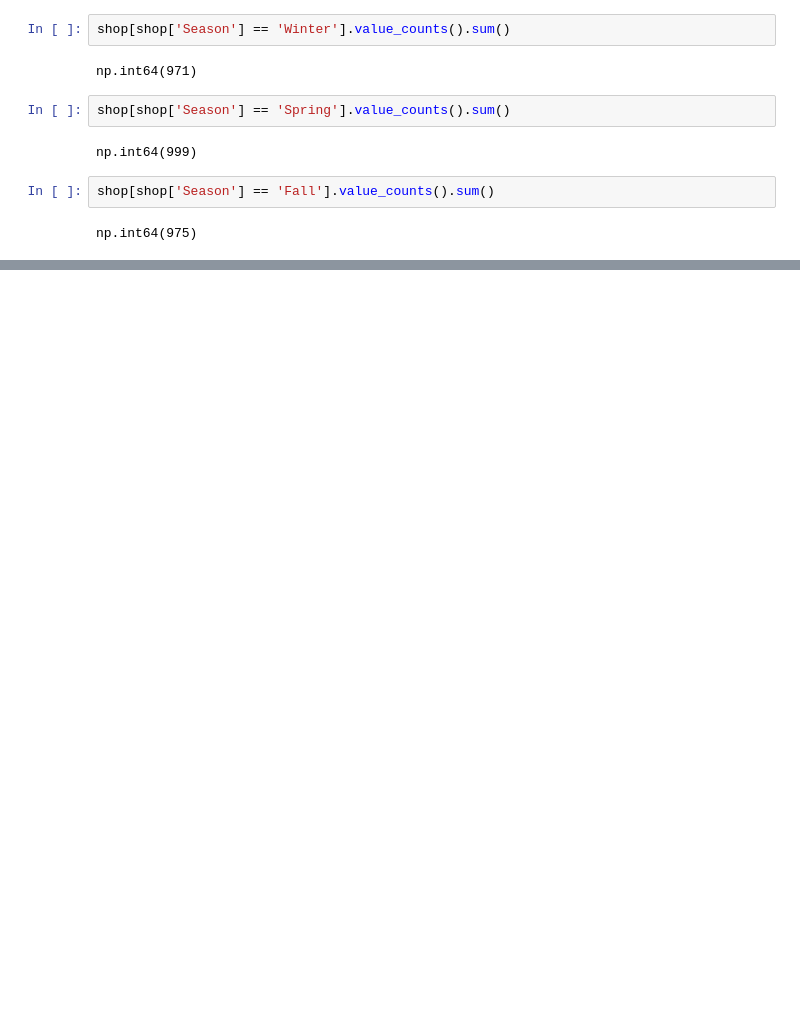
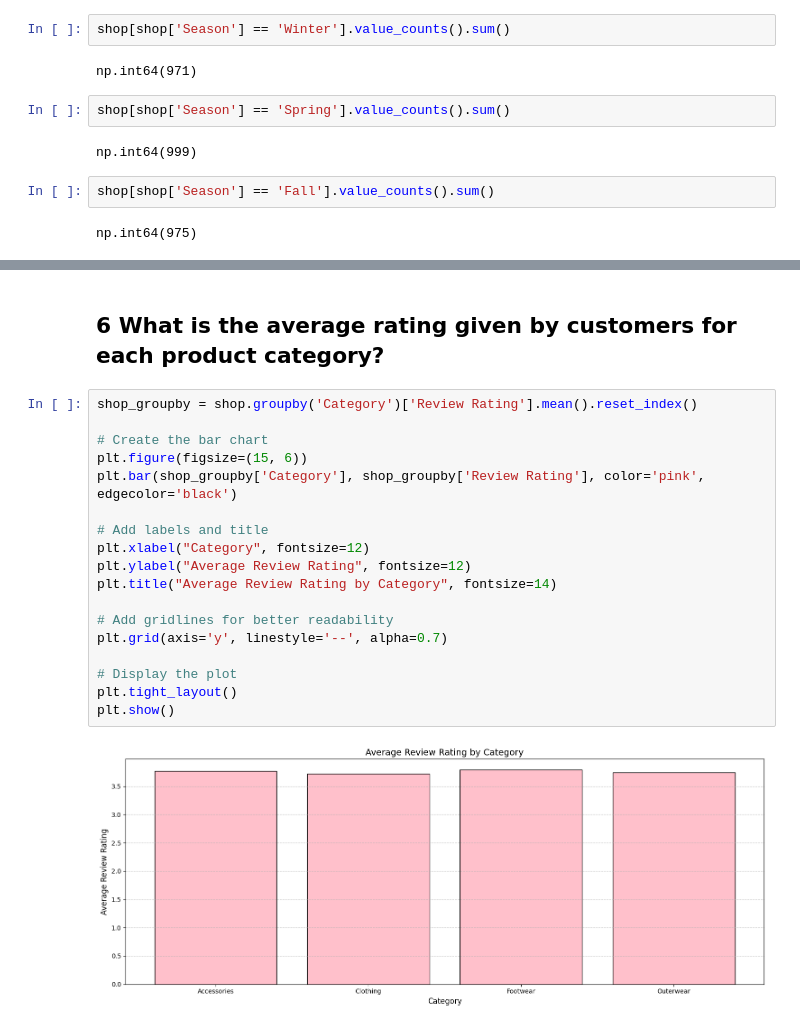
Before and after one commit to siddhima22/shopping_data_analysis, a Jupyter notebook: main.ipynb, the cells around one changed output, grey strips where cells are left out. Cells and saved outputs as stored; diff of their text form; blank space fills up the shorter version.

```diff
--- a/main.ipynb
+++ b/main.ipynb
@@ -414,3 +405,25 @@ plt.tight_layout()
 plt.show()
 # %% [output]
 [figure]
+# %% [markdown]
+## 6 What is the average rating given by customers for each product category?
+# %%
+shop_groupby = shop.groupby('Category')['Review Rating'].mean().reset_index()
+
+# Create the bar chart
+plt.figure(figsize=(15, 6))
+plt.bar(shop_groupby['Category'], shop_groupby['Review Rating'], color='pink', edgecolor='black')
+
+# Add labels and title
+plt.xlabel("Category", fontsize=12)
+plt.ylabel("Average Review Rating", fontsize=12)
+plt.title("Average Review Rating by Category", fontsize=14)
+
+# Add gridlines for better readability
+plt.grid(axis='y', linestyle='--', alpha=0.7)
+
+# Display the plot
+plt.tight_layout()
+plt.show()
+# %% [output]
+[figure, added]
```
Also changed, not shown: parts of 46 cells of this notebook, 1 other file.
